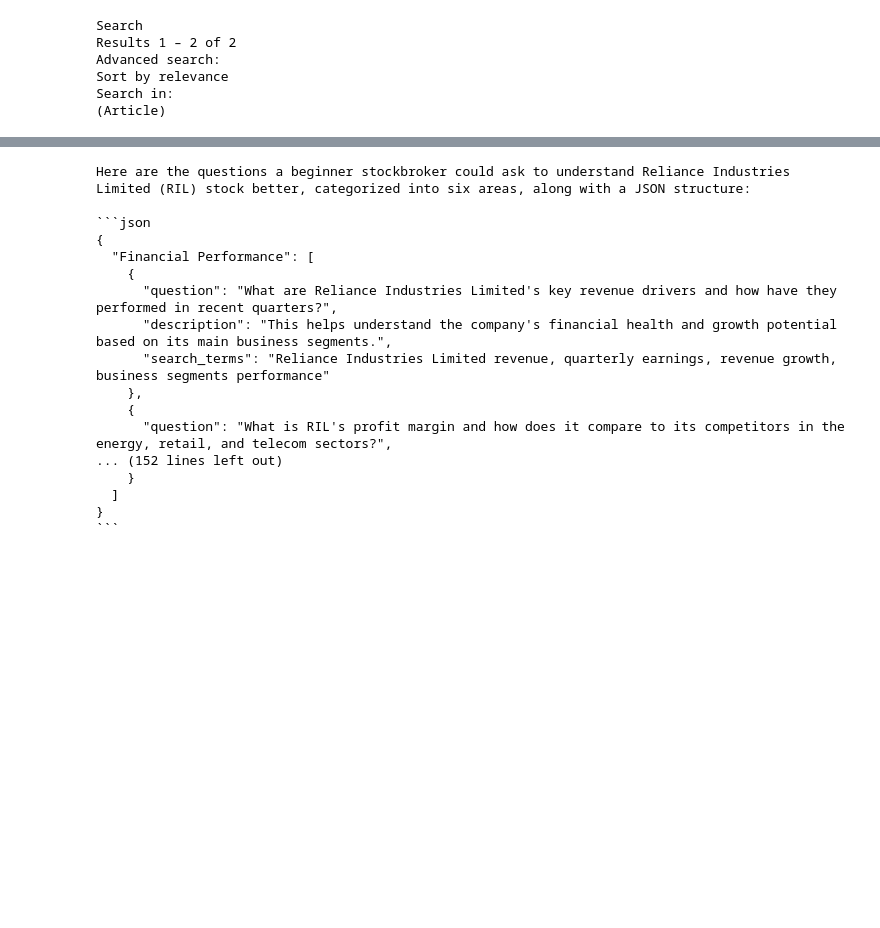
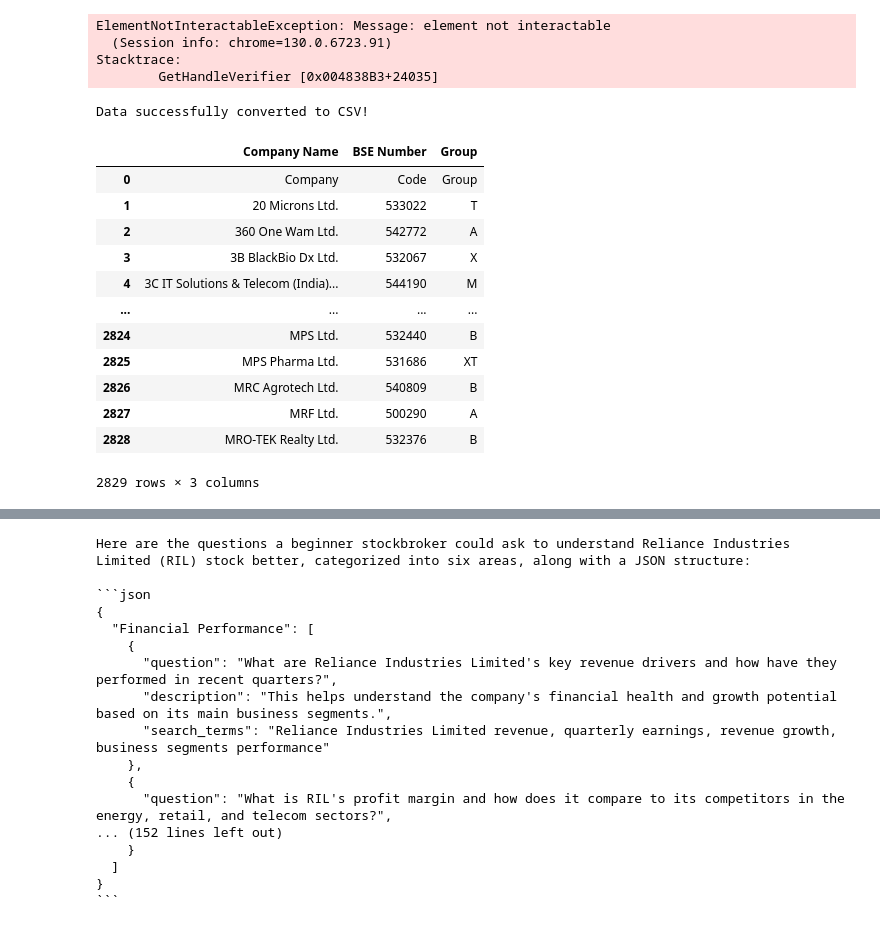
Before and after one commit to hrithik-naik/AlgoTrading, a Jupyter notebook: InitialOverview/scraper.ipynb, the cells around one changed output, grey strips where cells are left out. Cells and saved outputs as stored; diff of their text form; code cells hidden in the pictures; blank space fills up the shorter version.

Commit message:
have all the codes of BSE COMPANIES

```diff
--- a/InitialOverview/scraper.ipynb
+++ b/InitialOverview/scraper.ipynb
@@ -124,23 +52,28 @@ Traceback (most recent call last):
 # %%
+
 
 from selenium import webdriver
 from selenium.webdriver.common.by import By
 from selenium.webdriver.common.keys import Keys
 from selenium.webdriver.chrome.service import Service as ChromeService
 from webdriver_manager.chrome import ChromeDriverManager
+from selenium.webdriver.common.action_chains import ActionChains
 from selenium.webdriver.support.ui import WebDriverWait
 from selenium.webdriver.support import expected_conditions as EC
 import traceback
 import time
 driver = webdriver.Chrome(service=ChromeService(ChromeDriverManager().install()))
+actions = ActionChains(driver)
 def testwikialpha(string):
 
     driver.maximize_window()
-    driver.get('https://www.wikipedia.org')
-    search_box = driver.find_element(By.XPATH, "/html/body/main/div[2]/form/fieldset/div/input")
-    search_box.send_keys('Kovai Medical Center & Hospital Ltd')
-    enter_button=driver.find_element(By.XPATH,'/html/body/main/div[2]/form/fieldset/button')
-    enter_button.click()
+    driver.get('https://www.screener.in')
+    search_box = driver.find_element(By.XPATH, "/html/body/main/div[2]/div/div/div/input")
+    search_box.send_keys('Reliance Industries')
+
+    test=driver.find_element(By.XPATH, "/html/body/main/div[2]/div/div/div/ul")
+
+    actions.send_keys(Keys.TAB)
     div=driver.find_element(By.XPATH,'/html/body/div[2]/div/div[3]/main/div[3]/div[3]/div[1]')
     print(div.text)
 
@@ -152,12 +85,51 @@ def testwikialpha(string):
 test=testwikialpha("test")
 driver.close()
 # %% [output]
-Search
-Results 1 – 2 of 2
-Advanced search:
-Sort by relevance
-Search in:
-(Article)
+ElementNotInteractableException: Message: element not interactable
+  (Session info: chrome=130.0.6723.91)
+Stacktrace:
+        GetHandleVerifier [0x004838B3+24035]
+# %%
+import pandas as pd
+
+# The raw data as a string for demonstration (replace with your actual data)
+
+data=test
+# Split the data into lines and parse each line into components
+lines = data.strip().split('\n')
+parsed_data = []
+
+for line in lines:
+    parts = line.rsplit(' ', 2)  # Split from the right to handle multi-word company names
+    company_name = parts[0]
+    bse_number = parts[1]
+    group = parts[2]
+    parsed_data.append([company_name, bse_number, group])
+
+# Create a DataFrame and save it to CSV
+df= pd.DataFrame(parsed_data, columns=["Company Name", "BSE Number", "Group"])
+df.to_csv("BSE_Companies.csv", index=False)
+
+print("Data successfully converted to CSV!")
+# %% [output]
+Data successfully converted to CSV!
+# %%
+df.head(3000)
+#print(test)
+# %% [output]
+|  | Company Name | BSE Number | Group |
+| 0 | Company | Code | Group |
+| 1 | 20 Microns Ltd. | 533022 | T |
+| 2 | 360 One Wam Ltd. | 542772 | A |
+| 3 | 3B BlackBio Dx Ltd. | 532067 | X |
+| 4 | 3C IT Solutions & Telecom (India)... | 544190 | M |
+| ... | ... | ... | ... |
+| 2824 | MPS Ltd. | 532440 | B |
+| 2825 | MPS Pharma Ltd. | 531686 | XT |
+| 2826 | MRC Agrotech Ltd. | 540809 | B |
+| 2827 | MRF Ltd. | 500290 | A |
+| 2828 | MRO-TEK Realty Ltd. | 532376 | B |
+2829 rows × 3 columns
 # %%
 import os
 import google.generativeai as genai
```
Also changed, not shown: parts of 5 cells of this notebook, 2 other files.
